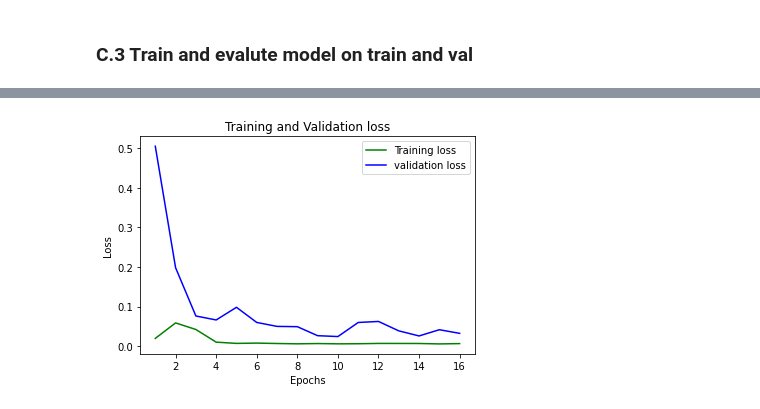
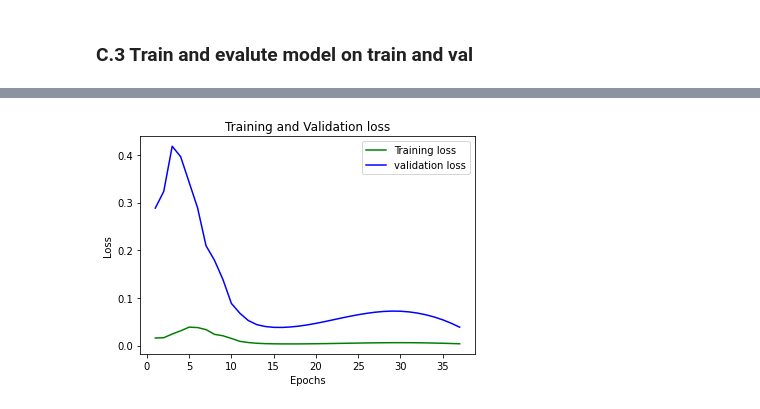
Before and after one commit to sallymoon10/Forecasting_daily_stock_prices, a Jupyter notebook: run/bidirectional_lstm_stocks.ipynb, the cells around one changed output, grey strips where cells are left out. Saved outputs shown, nothing was run; the diff lists cells and outputs as text; code cells hidden in the pictures.

```diff
--- a/run/bidirectional_lstm_stocks.ipynb
+++ b/run/bidirectional_lstm_stocks.ipynb
@@ -566,7 +713,7 @@ def validate(val_loader, optimizer, criterion, model, device):
 import tqdm
 from tqdm import tqdm
 
-def run_model(train_loader, val_loader, optimizer, criterion, model, device, data_path, patience, num_epochs, model_name):
+def run_model(train_loader, val_loader, optimizer, criterion, model, device, data_path, patience, num_epochs, model_name, early_stop):
     """
     Train and evaluate per epoch and visualize loss over time
     """
@@ -592,40 +739,42 @@ def run_model(train_loader, val_loader, optimizer, criterion, model, device, dat
             torch.save(model.state_dict(), data_path + model_name)
             best_model = model
 
-        # if loss is not going down
         else:
-            # patience count
-            es +=1
+            # if loss is not going down
+            if early_stop:
 
-            if es > patience:
-                epochs_trained = epoch
-                print("Early stopping with lowest loss: ", best_loss)
-                break
+                # patience count
+                es +=1
+
+                if es > patience:
+                    epochs_trained = epoch
+                    print("Early stopping with lowest loss: ", best_loss)
+                    break
 
     return train_losses, val_losses, epochs_trained, best_model
 # %%
 import matplotlib.pyplot as plt
 
-def run_LSTM(is_bidirectional:bool, num_epochs = 1000, patience = 5, learning_rate = 0.01, num_layers = 1, num_features = 1, hidden_size = 2, output_dim = 1, model_name = "lstm_model_stocks.pt"):
+def run_LSTM(train_df: pd.DataFrame, val_df: pd.DataFrame, is_bidirectional:bool, early_stop: bool, num_features = 1, num_epochs = 100, patience = 20, learning_rate = 0.01, num_layers = 1, hidden_size = 100, output_dim = 1, model_name = "lstm_model_stocks.pt"):
     """
     Run and evaluate LSTM model
     """
     device = torch.device('cuda' if torch.cuda.is_available() else 'cpu')
-    model = LSTM(gpu, num_features, hidden_size, num_layers, output_dim, device, is_bidirectional)
+    model = LSTM(gpu, num_features, hidden_size, num_layers, output_dim, device, is_bidirectional, dr=0.2)
     model.to(device)
 
     # optimizer = adam
     optimizer = torch.optim.Adam(model.parameters(), lr = learning_rate)
 
     # loss = MSELoss for regression
-    criterion = torch.nn.MSELoss()
+    criterion = torch.nn.MSELoss(reduction='mean')
 
     # data loader:
-    train_loader = DataLoader(dataset = LSTMDataset(train_df, features_list, date_col, time_steps), shuffle = False, batch_size = 32)
-    val_loader = DataLoader(dataset = LSTMDataset(val_df, features_list, date_col, time_steps), shuffle = False, batch_size = 32)
+    train_loader = DataLoader(dataset = LSTMDataset(train_df, features_list, date_col, time_steps, label_col), shuffle = False, batch_size = 16)
+    val_loader = DataLoader(dataset = LSTMDataset(val_df, features_list, date_col, time_steps, label_col), shuffle = False, batch_size = 16)
 
     # run train and evaluation = save best model
-    train_losses, val_losses, epochs_trained, best_model = run_model(train_loader, val_loader, optimizer, criterion, model, device, data_path, patience, num_epochs, model_name)
+    train_losses, val_losses, epochs_trained, best_model = run_model(train_loader, val_loader, optimizer, criterion, model, device, data_path, patience, num_epochs, model_name, early_stop)
 
     # plot train and val losses
     epochs = list(range(1, epochs_trained + 1))
@@ -638,3 +787,13 @@ def run_LSTM(is_bidirectional:bool, num_epochs = 1000, patience = 5, learning_ra
     plt.show()
 
     return best_model
+# %%
+# Split into train and validation (15% valid)
+train_df = train_df.sort_values(by=[date_col])
+valid_idx = int(len(train_df) * 0.15)
+
+val_df = train_df.iloc[:valid_idx]
+train_df = train_df.iloc[valid_idx:]
+
+print("train_df: ", train_df.shape)
+print("val_df: ", val_df.shape)
@@ -662,3 +824,3 @@ Early stopping with lowest loss:  0.08730628862977027
 # %%
-bi_lstm_model = run_LSTM(is_bidirectional = True)
+bi_lstm_model = run_LSTM(train_df, val_df, is_bidirectional = True, early_stop= True, num_features = len(features_list))
 # %% [output]
@@ -682,2 +844,2 @@ Early stopping with lowest loss:  0.024120893515646457
-[figure, old version]
+[figure, new version]
 # %% [markdown]
```
Also changed, not shown: parts of 40 cells of this notebook.
